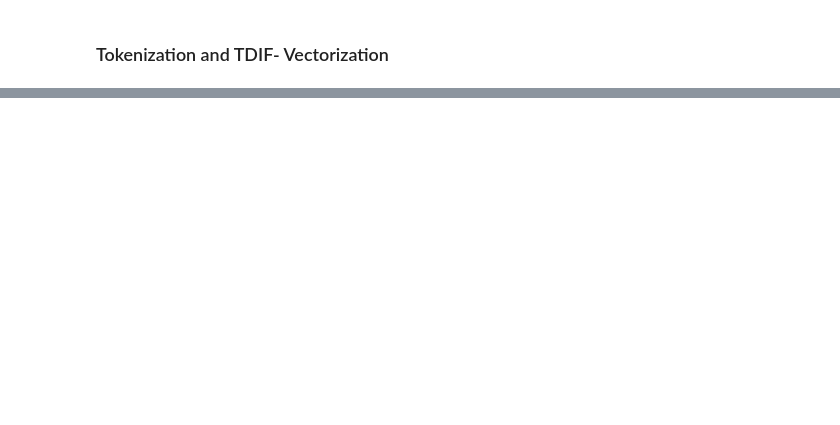
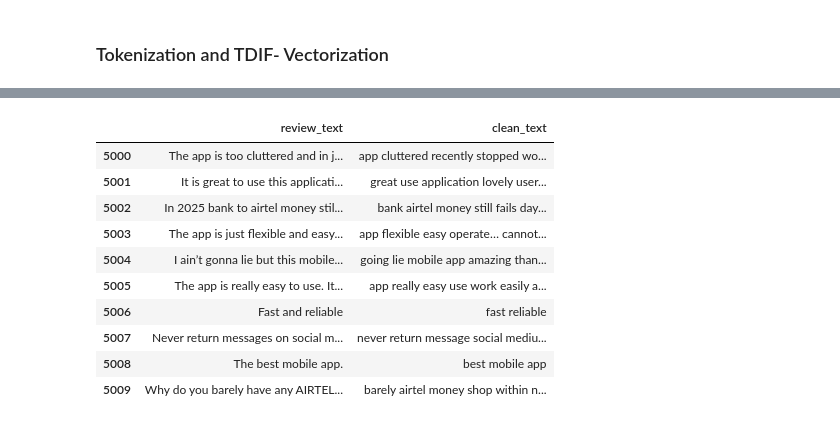
Before and after one commit to jedidahkathure/Customer-Sentiments-Analysis, a Jupyter notebook: safaricom_airtel_analysis.ipynb, the cells around one changed output, grey strips where cells are left out. Drawn from its saved outputs; the diff is of its cells as text; code cells hidden in the pictures; blank space fills up the shorter version.

```diff
--- a/safaricom_airtel_analysis.ipynb
+++ b/safaricom_airtel_analysis.ipynb
@@ -1481,2 +1404,69 @@ print(clean[["review_text", "clean_text"]].head(10))
 # %% [markdown]
 ### Tokenization and TDIF- Vectorization
+# %%
+# ============================================================
+# TEXT CLEANING FOR NLP
+# ============================================================
+# What this does:
+# - Lowercases text
+# - Removes emojis
+# - Removes punctuation
+# - Removes numbers
+# - Removes extra whitespace
+# - Removes stopwords
+# ============================================================
+
+import re
+import string
+import emoji
+import nltk
+import pandas as pd
+import contractions
+%pip install scikit-learn
+from nltk.corpus import stopwords
+from nltk.stem import WordNetLemmatizer
+
+# Download resources
+nltk.download("stopwords")
+nltk.download("wordnet")
+nltk.download("omw-1.4")
+
+stop_words = set(stopwords.words("english"))
+lemmatizer = WordNetLemmatizer()
+
+def clean_text(text):
+    if pd.isna(text):
+        return ""
+
+    # 1. Expand contractions
+    text = contractions.fix(text)
+
+    # 2. Lowercase
+    text = text.lower()
+
+    # 3. Remove emojis
+    text = emoji.replace_emoji(text, replace="")
+
+    # 4. Remove punctuation
+    text = text.translate(str.maketrans("", "", string.punctuation))
+
+    # 5. Remove numbers
+    text = re.sub(r"\d+", "", text)
+
+    # 6. Remove extra whitespace
+    text = re.sub(r"\s+", " ", text).strip()
+
+    # 7. Remove stopwords & lemmatize
+    words = [lemmatizer.lemmatize(word) for word in text.split() if word not in stop_words]
+    text = " ".join(words)
+
+    return text
+
+# Apply cleaning to review text
+print("🔄 Cleaning text for NLP...")
+clean["clean_text"] = clean["review_text"].apply(clean_text)
+
+print("✅ Text cleaning complete!")
+print("\nSample of cleaned text:")
+display(clean[["review_text", "clean_text"]].head(10))
+# %% [output]
@@ -1482,0 +1505,11 @@ print(clean[["review_text", "clean_text"]].head(10))
+|  | review_text | clean_text |
+| 5000 | The app is too cluttered and in j... | app cluttered recently stopped wo... |
+| 5001 | It is great to use this applicati... | great use application lovely user... |
+| 5002 | In 2025 bank to airtel money stil... | bank airtel money still fails day... |
+| 5003 | The app is just flexible and easy... | app flexible easy operate… cannot... |
+| 5004 | I ain’t gonna lie but this mobile... | going lie mobile app amazing than... |
+| 5005 | The app is really easy to use. It... | app really easy use work easily a... |
+| 5006 | Fast and reliable | fast reliable |
+| 5007 | Never return messages on social m... | never return message social mediu... |
+| 5008 | The best mobile app. | best mobile app |
+| 5009 | Why do you barely have any AIRTEL... | barely airtel money shop within n... |
```
Also changed, not shown: parts of 14 cells of this notebook, 9 other files.
